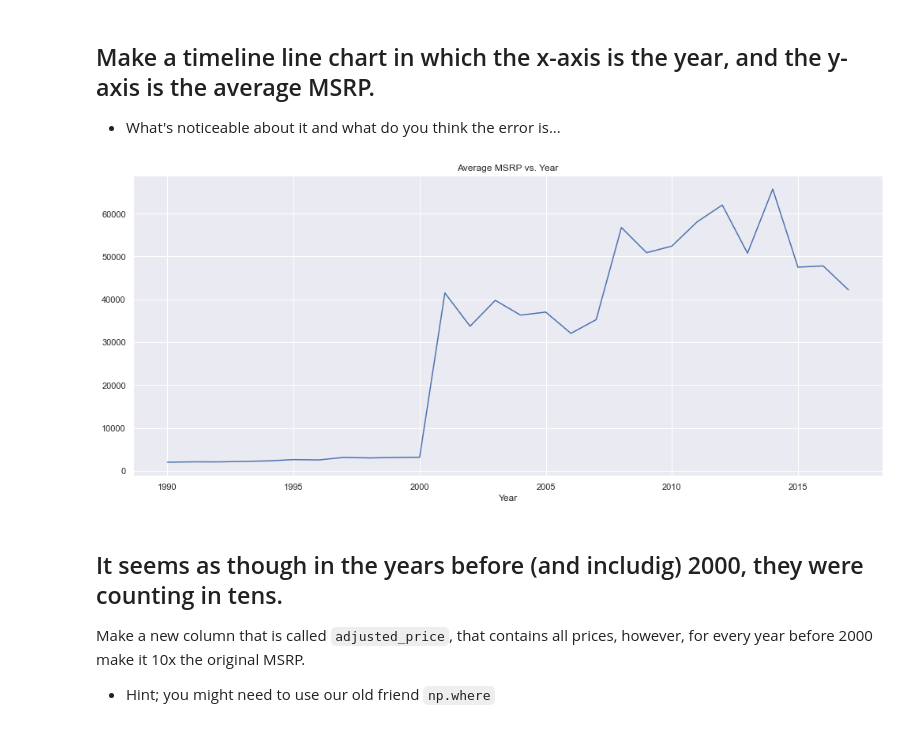
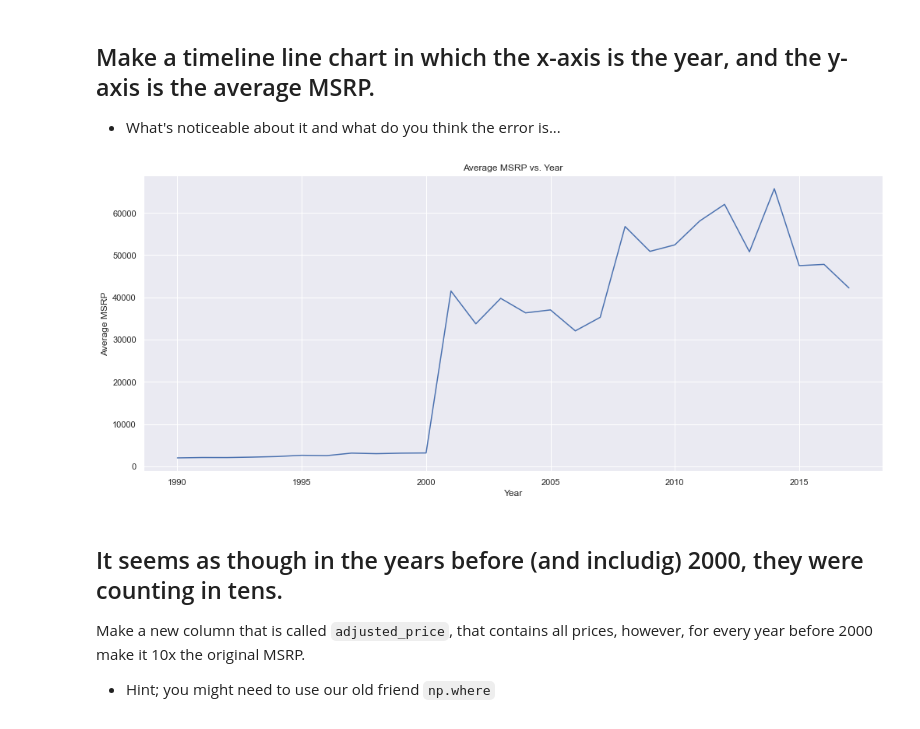
Before and after one commit to GeorgiosIoannouCoder/2022-fall-data-science, a Jupyter notebook: Week-02-EDA/Exercise-EDA.ipynb, the cells around one changed output. Saved outputs shown, nothing was run; the diff lists cells and outputs as text; code cells hidden in the pictures.

```diff
--- a/Week-02-EDA/Exercise-EDA.ipynb
+++ b/Week-02-EDA/Exercise-EDA.ipynb
@@ -133,10 +150,14 @@ make_counts.plot(kind='barh', figsize=(17, 10), title='How many times each brand
 - What's noticeable about it and what do you think the error is...
 # %%
 # Make a timeline line chart in which the x-axis is the year, and the y-axis is the average MSRP.
+
 group_by_year = df.groupby('Year')['MSRP'].mean()
 group_by_year.plot(figsize=(17, 7), title='Average MSRP vs. Year');
+plt.xlabel('Year')
+plt.ylabel('Average MSRP')
+plt.show()
 # %% [output]
-[figure, old version]
+[figure, new version]
 # %% [markdown]
 ## It seems as though in the years before (and includig) 2000, they were counting in tens.
 
```
Also changed, not shown: parts of 27 cells of this notebook, 1 other file.
